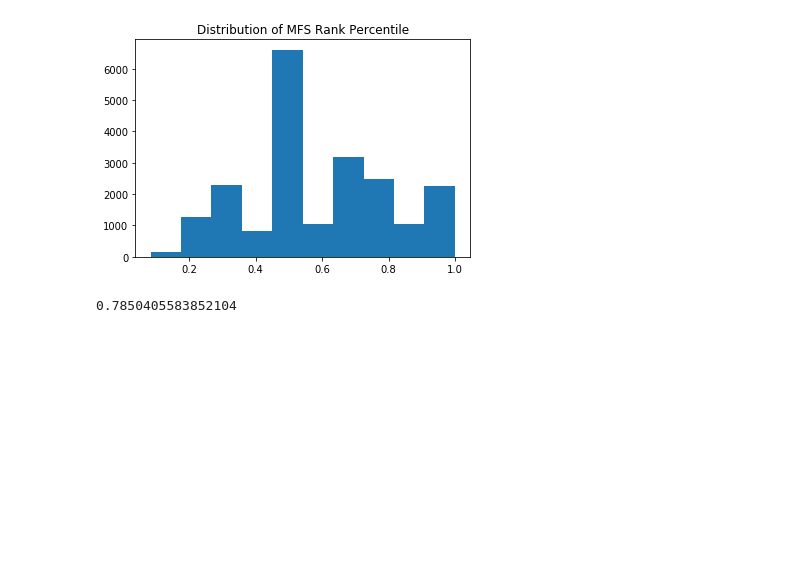
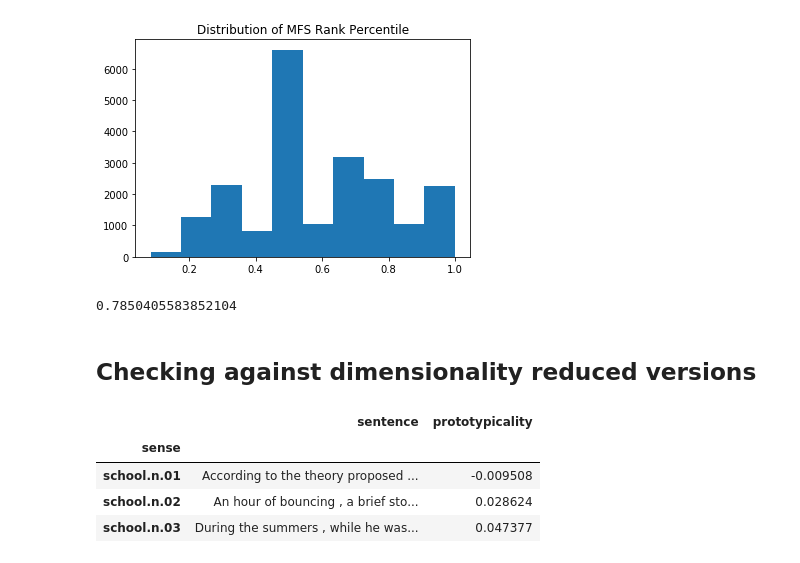
Before and after one commit to sathvikn/bert-wordsense, a Jupyter notebook: codebase/notebooks/prototypicality_eda.ipynb, the cells around one changed output. Saved outputs shown, nothing was run; the diff lists cells and outputs as text; code cells hidden in the pictures; blank space fills up the shorter version.

```diff
--- a/codebase/notebooks/prototypicality_eda.ipynb
+++ b/codebase/notebooks/prototypicality_eda.ipynb
@@ -105,3 +84,16 @@ Text(0.5, 1.0, 'Distribution of MFS Rank Percentile')
 np.count_nonzero(np.array(mfs_pct_ranks) >= 0.5) / len(mfs_pct_ranks)
 # %% [output]
 0.7850405583852104
+# %% [markdown]
+## Checking against dimensionality reduced versions
+# %%
+type_data = pd.read_csv("../data/prototypicality_stimuli/school_n.csv")
+type_data['prototypicality'] = type_data.apply(true_vs_other, axis = 1)
+# %%
+type_data[['sense', 'sentence', 'prototypicality']].groupby('sense').agg('min')
+# %% [output]
+|  | sentence | prototypicality |
+| sense |  |  |
+| school.n.01 | According to the theory proposed ... | -0.009508 |
+| school.n.02 | An hour of bouncing , a brief sto... | 0.028624 |
+| school.n.03 | During the summers , while he was... | 0.047377 |
```
Also changed, not shown: parts of 3 cells of this notebook.
